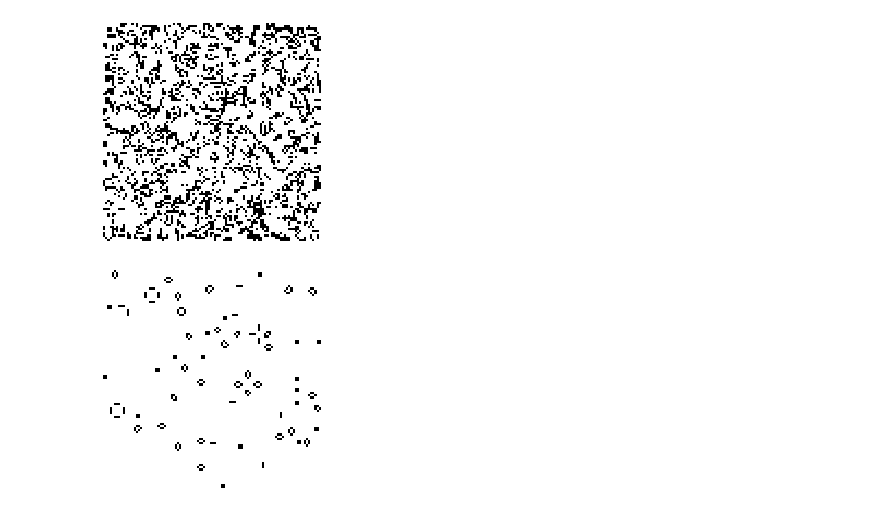
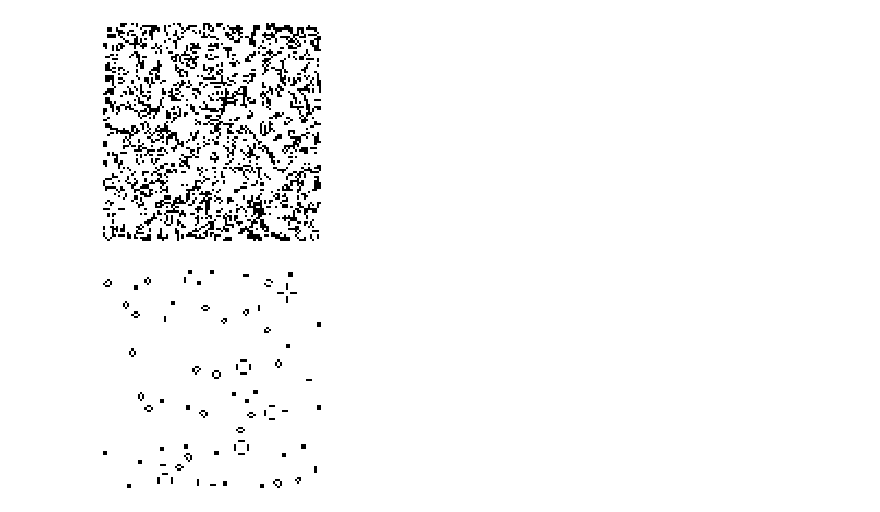
Before and after one commit to abhigyan2001/Python-for-Everyone, a Jupyter notebook: Day 14/Game of Life.ipynb, the cells around one changed output. Saved outputs shown, nothing was run; the diff lists cells and outputs as text; code cells hidden in the pictures.

```diff
--- a/Day 14/Game of Life.ipynb
+++ b/Day 14/Game of Life.ipynb
@@ -54,7 +54,7 @@ plt.show()
 Beautiful Barcode, huh?
 # %%
 def calc_neighbours(grid):
-    weight = np.asarray([[1,1,1],[1,0,1],[1,1,1]])
+    weight = np.array([[1,1,1],[1,0,1],[1,1,1]])
     return convolve2d(grid, weight, 'same')
 
 def update_grid(grid):
@@ -72,7 +72,7 @@ def update_grid(grid):
     # Based on these, the new grid is updated.
     for i in range(size_x):
         for j in range(size_y):
-            # if the cell in alive in the previous time step
+            # if the cell is alive in the previous time step
             if grid[i][j] == 1:
                 # if the number of alive neighbours around it is 2 or 3 then it survives
                 if neighbours[i][j] == 2 or neighbours[i][j] == 3:
@@ -104,19 +103,30 @@ plt.show()
 # %% [output]
 [figure]
 # %%
-playgrounds = [playground]
-ims = []
+# generating a random set of values lying between 0 and 1
+playground = np.random.randint(0,2,[size_x,size_y])
+
+# setting the outer boundary to 0s
+playground[:,0]=0
+playground[:,size_x-1]=0
+playground[0,:]=0
+playground[size_y-1,:]=0
+
+playgrounds = [playground] # holds matrices/unrendered images
+ims = [] # holds rendered images
 fig = plt.figure()
 for i in range(2000):
     playgrounds.append(update_grid(playgrounds[i]))
     #plt.figure(figsize=[20,20])
     plt.axis("off")
     #im = plt.imshow(playgrounds[i], animated=True)
     #plt.savefig("playgrounds/img"+str(i)+".png")
     #plt.show()
     im = plt.imshow(playgrounds[i], animated=True)
     ims.append([im])
 ani = animation.ArtistAnimation(fig, ims, interval=100, blit=True)
+
+# 10 => 0.01 s
 ani.save("Conway's Game.mp4")
 # %% [output]
-[figure, old version]
+[figure, new version]
```
Also changed, not shown: parts of 5 cells of this notebook, 22 other files.
